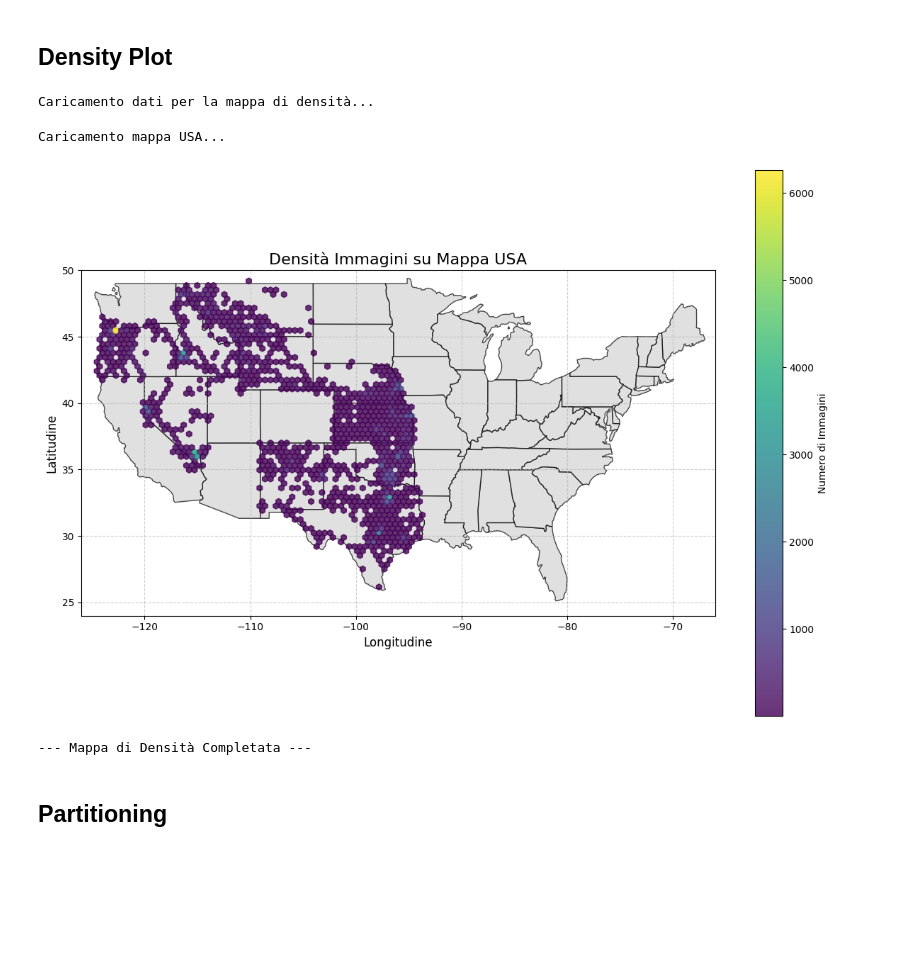
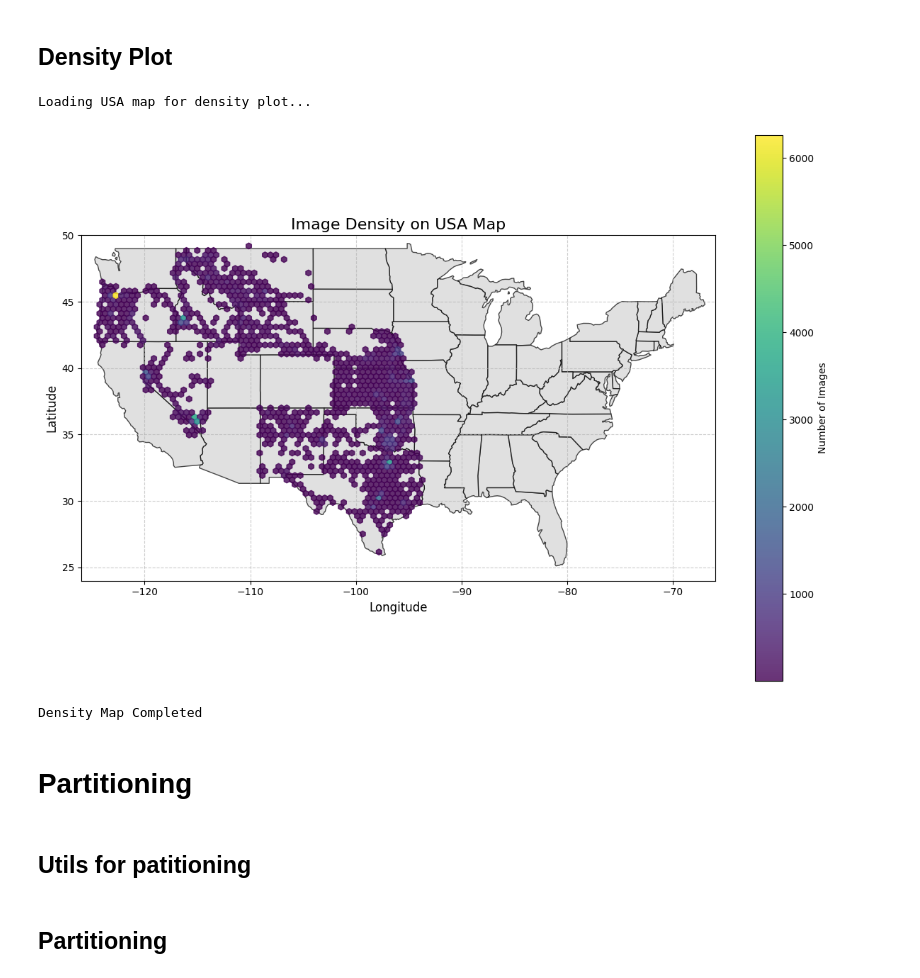
Before and after one commit to MatteoCamillo-code/GeoLoc-CVCS, a Jupyter notebook: src/notebooks/s2_configuration.ipynb, the cells around one changed output. Cells and saved outputs as stored; diff of their text form; code cells hidden in the pictures; blank space fills up the shorter version.

```diff
--- a/src/notebooks/s2_configuration.ipynb
+++ b/src/notebooks/s2_configuration.ipynb
@@ -11,42 +34,2 @@ from pathlib import Path
 # %% [markdown]
 ## Density Plot
-# %%
-# --- CONFIGURAZIONE ---
-FILE_PATH = Path("../../data/metadata/places-classification/train_with_predictions.csv")
-
-# --- CARICAMENTO DATI E MAPPA ---
-print("Caricamento dati per la mappa di densità...")
-df = pd.read_csv(FILE_PATH)
-# %% [output]
-Caricamento dati per la mappa di densità...
-# %%
-#Density plot
-print("Caricamento mappa USA...")
-usa_url = "https://raw.githubusercontent.com/PublicaMundi/MappingAPI/master/data/geojson/us-states.json"
-usa = gpd.read_file(usa_url)
-usa = usa[~usa['name'].isin(['Alaska', 'Hawaii', 'Puerto Rico'])]
-
-# --- PLOT DELLA DENSITÀ SU MAPPA USA ---
-fig, ax = plt.subplots(1, 1, figsize=(12, 8))
-
-# Disegniamo la mappa degli USA come sfondo
-usa.plot(ax=ax, color='lightgray', edgecolor='black', zorder=1, alpha=0.7)
-
-# Hexbin per la densità dei punti
-hb = ax.hexbin(df['longitude'], df['latitude'], gridsize=60, cmap='viridis', mincnt=1, alpha=0.8, zorder=2)
-plt.colorbar(hb, ax=ax, label='Numero di Immagini')
-
-ax.set_title("Densità Immagini su Mappa USA", fontsize=16)
-ax.set_xlabel("Longitudine", fontsize=12)
-ax.set_ylabel("Latitudine", fontsize=12)
-ax.set_xlim([-126, -66]) # Limiti USA continentali
-ax.set_ylim([24, 50])
-ax.grid(True, linestyle='--', alpha=0.6) # Aggiungiamo una griglia
-plt.tight_layout()
-plt.show()
-
-print("\n--- Mappa di Densità Completata ---")
-# %% [output]
-Caricamento mappa USA...
-[figure, removed]
---- Mappa di Densità Completata ---
@@ -52,0 +78,16 @@ Caricamento mappa USA...
+# %%
+# Call the density plot function
+plot_density_map(
+    df=df,
+    title="Image Density on USA Map",
+    x_label="Longitude",
+    y_label="Latitude"
+)
+# %% [output]
+Loading USA map for density plot...
+[figure, added]
+Density Map Completed
+# %% [markdown]
+# Partitioning
+# %% [markdown]
+## Utils for patitioning
```
Also changed, not shown: parts of 34 cells of this notebook.
